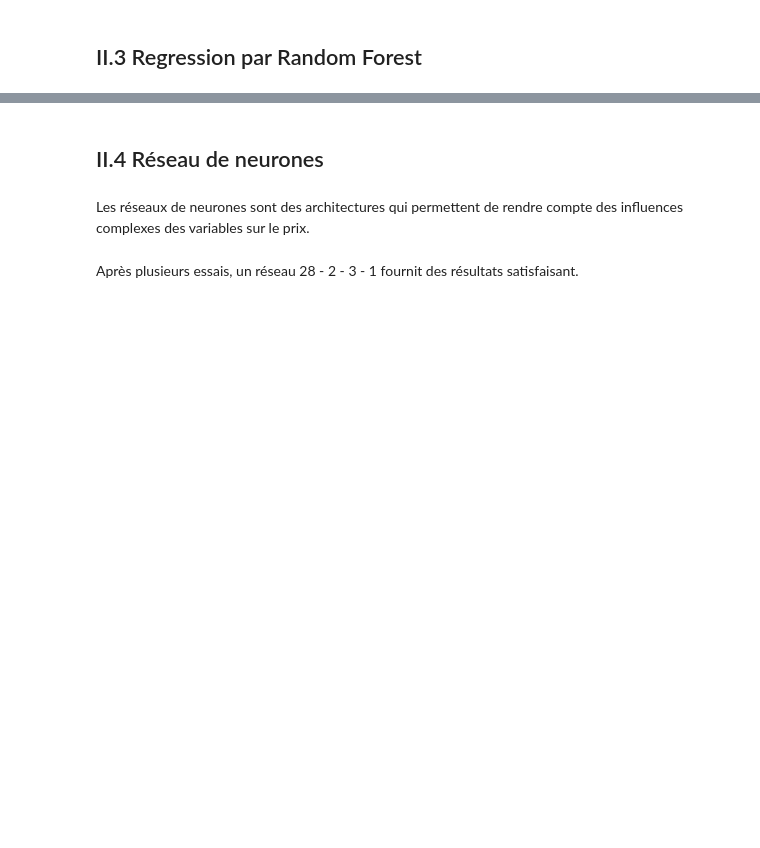
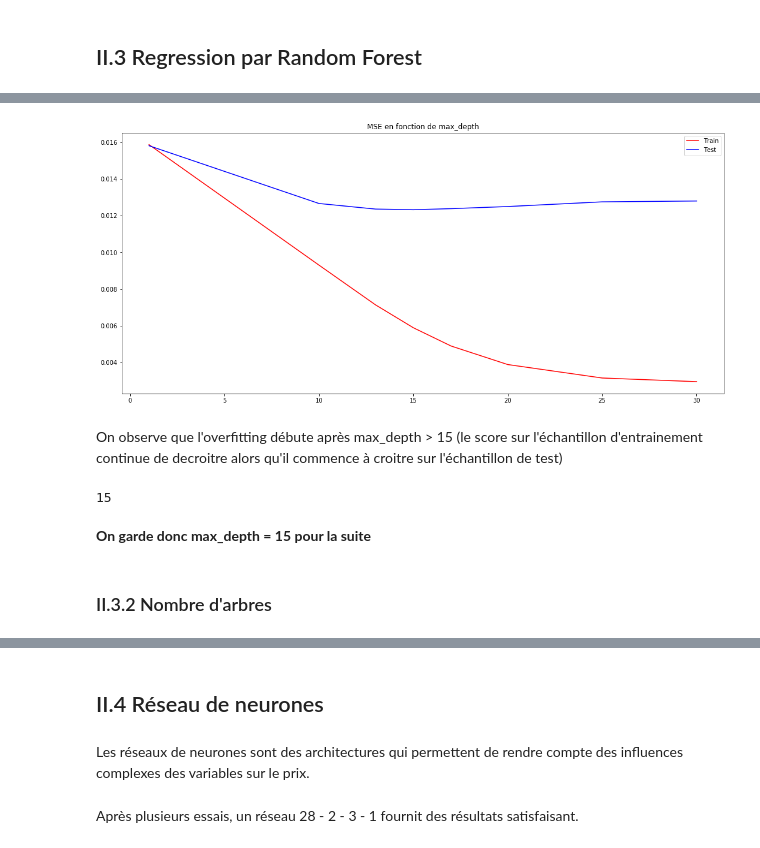
Before and after one commit to lilianmarey/PrixImmobilier, a Jupyter notebook: modelisation.ipynb, the cells around one changed output, grey strips where cells are left out. Cells and saved outputs as stored; diff of their text form; code cells hidden in the pictures; blank space fills up the shorter version.

```diff
--- a/modelisation.ipynb
+++ b/modelisation.ipynb
@@ -553,0 +310,22 @@ On retrouve exactement les mêmes résultats
+# %%
+max_depth_ls = [1, 10, 13, 15, 17, 20, 25, 30] # profondeurs maximales des arbres de décision testées
+mse_train_max_depth = []
+mse_test_max_depth = []
+
+# Pour chaque profondeur max, on regresse avec random forest
+
+for m in max_depth_ls :
+
+    print('Profondeur téstée : ', m)
+
+    rf = RandomForestRegressor(
+                            max_depth = m,
+                            random_state=0,
+                            n_estimators = 30) # nombre d'arbres utilisés
+
+    rf = rf.fit(x_train, y_train)
+    y_pred_train = rf.predict(x_train)
+    y_pred = rf.predict(x_test)
+
+    mse_train_max_depth.append(mean_squared_error(y_train, y_pred_train))
+    mse_test_max_depth.append(mean_squared_error(y_test, y_pred))
@@ -553,0 +341,23 @@ On retrouve exactement les mêmes résultats
+# %%
+# On affiche ensuite les performances de la regression sur les deux échantillon (train et test)
+
+fig, ax = plt.subplots(figsize = (18, 8))
+plt.plot(max_depth_ls, mse_train_max_depth, color = 'red', label = 'Train')
+plt.plot(max_depth_ls, mse_test_max_depth, color = 'blue', label = 'Test')
+plt.title('MSE en fonction de max_depth')
+plt.legend()
+plt.show()
+# %% [output]
+[figure, added]
+# %% [markdown]
+On observe que l'overfitting débute après max_depth > 15 (le score sur l'échantillon d'entrainement continue de decroitre alors qu'il commence à croitre sur l'échantillon de test)
+# %%
+#On regarde la valeur qui minimise la MSE sur l'ensemble de test
+
+max_depth_ls[mse_test_max_depth.index(min(mse_test_max_depth))]
+# %% [output]
+15
+# %% [markdown]
+**On garde donc max_depth = 15 pour la suite**
+# %% [markdown]
+### II.3.2 Nombre d'arbres
```
Also changed, not shown: parts of 85 cells of this notebook, 4 other files.
